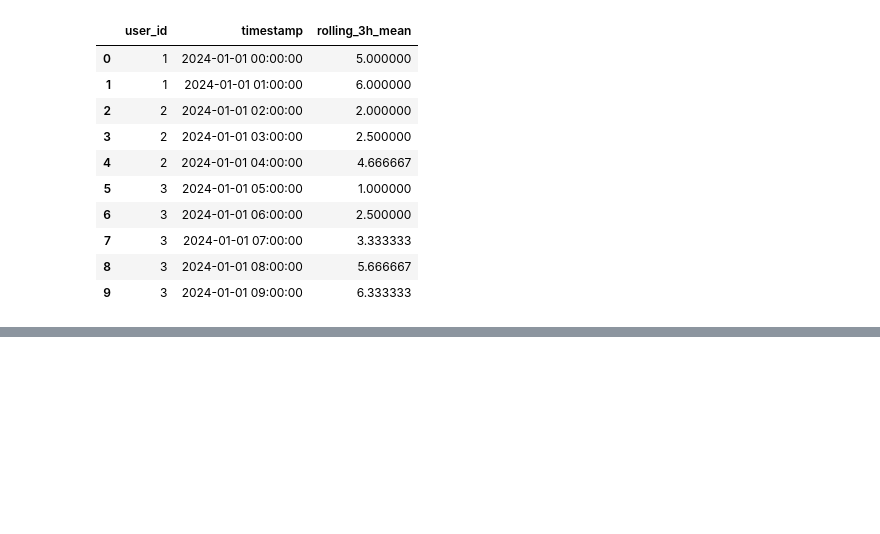
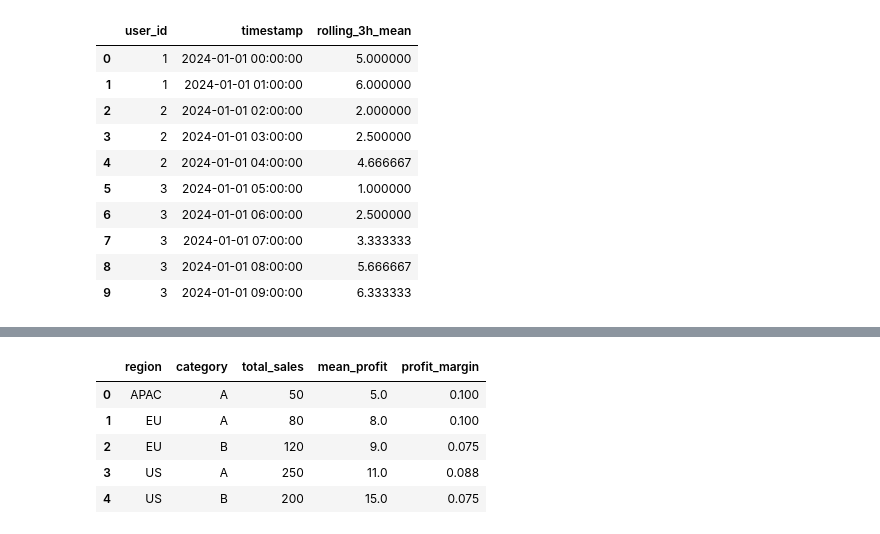
Before and after one commit to pxs1990/Data_Science_projects, a Jupyter notebook: py_coding.ipynb, the cells around one changed output, grey strips where cells are left out. Drawn from its saved outputs; the diff is of its cells as text; code cells hidden in the pictures; blank space fills up the shorter version.

```diff
--- a/py_coding.ipynb
+++ b/py_coding.ipynb
@@ -262,3 +263,13 @@ step2
 | 7 | 3 | 2024-01-01 07:00:00 | 3.333333 |
 | 8 | 3 | 2024-01-01 08:00:00 | 5.666667 |
 | 9 | 3 | 2024-01-01 09:00:00 | 6.333333 |
+# %%
+import pandas as pd
+
+df = pd.DataFrame({
+    "region": ["US","US","US","EU","EU","APAC"],
+    "category": ["A","A","B","A","B","A"],
+    "sales": [100,150,200,80,120,50],
+    "profit": [10,12,15,8,9,5]
+})
+df
@@ -264,0 +317,22 @@ step2
+# %%
+# compute profit_margin separately
+def profit_margin(x):
+    return x["profit"].sum() / x["sales"].sum()
+
+df3 = (
+    df.groupby(["region", "category"])
+      .agg(
+          total_sales=("sales", "sum"),
+          mean_profit=("profit", "mean"),
+          profit_margin=("profit", lambda x: x.sum() / df.loc[x.index, "sales"].sum())
+      )
+      .reset_index()
+)
+df3
+# %% [output]
+|  | region | category | total_sales | mean_profit | profit_margin |
+| 0 | APAC | A | 50 | 5.0 | 0.100 |
+| 1 | EU | A | 80 | 8.0 | 0.100 |
+| 2 | EU | B | 120 | 9.0 | 0.075 |
+| 3 | US | A | 250 | 11.0 | 0.088 |
+| 4 | US | B | 200 | 15.0 | 0.075 |
```
Also changed, not shown: parts of 6 cells of this notebook.
